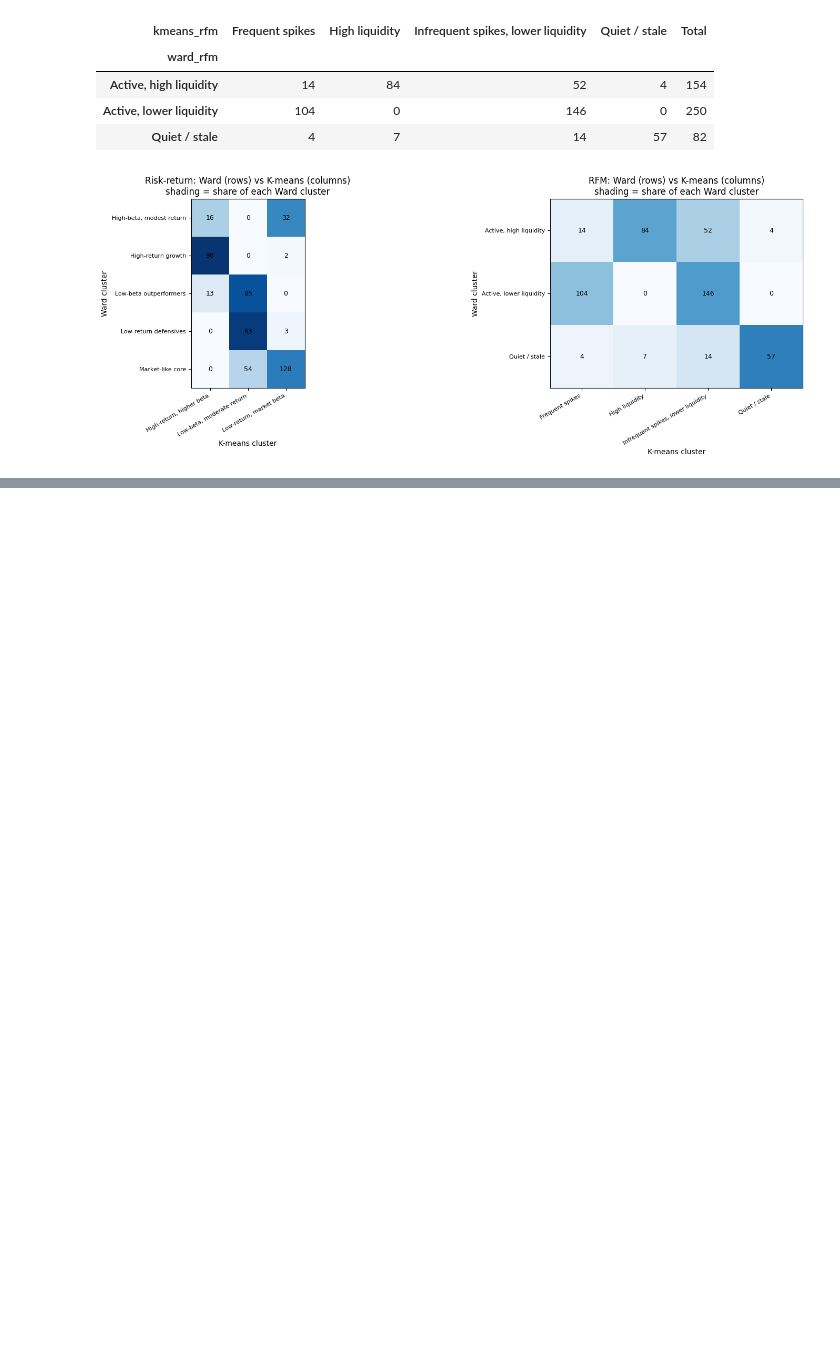
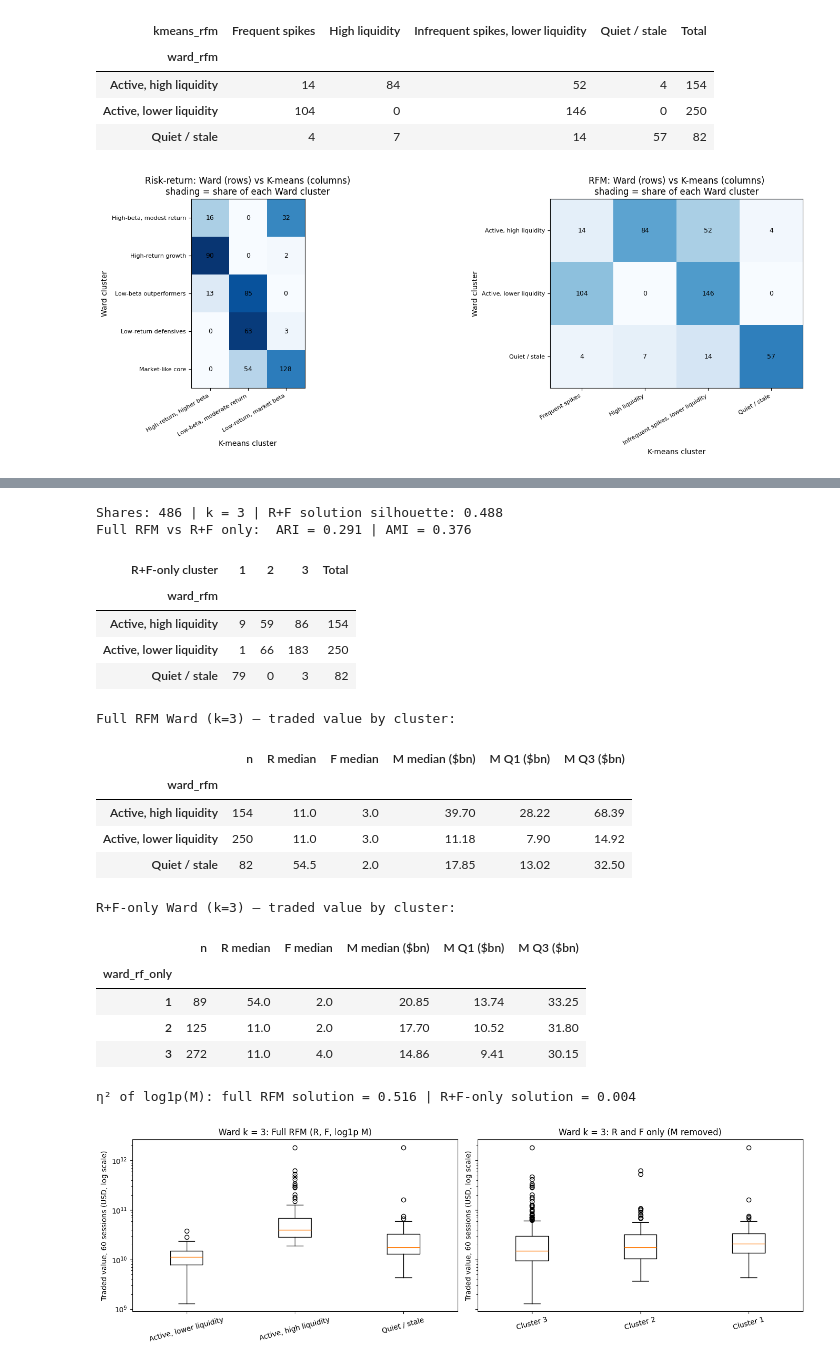
Before and after one commit to Dheena2411/CRM-CM-CW1, a Jupyter notebook: CRM&CM_CW1_T1_T2.ipynb, the cells around one changed output, grey strips where cells are left out. Saved outputs shown, nothing was run; the diff lists cells and outputs as text; code cells hidden in the pictures; blank space fills up the shorter version.

```diff
--- a/CRM&CM_CW1_T1_T2.ipynb
+++ b/CRM&CM_CW1_T1_T2.ipynb
@@ -1548,0 +1626,74 @@ Ward vs K-means at matched k:
+# %%
+# Same shares, same k, R and F only, standardised AFRESH
+X_rf = common[["Recency_days", "Frequency_60"]]
+scaler_rf = StandardScaler()
+Z_rf = pd.DataFrame(scaler_rf.fit_transform(X_rf), index=common.index, columns=X_rf.columns)
+
+L_rf = linkage(Z_rf.values, method="ward", metric="euclidean")
+ward_rf = pd.Series(fcluster(L_rf, K_WARD_RFM, "maxclust"), index=common.index, name="ward_rf_only")
+
+assert ward_rf.index.equals(ward_rfm.index) and ward_rf.nunique() == K_WARD_RFM
+print(f"Shares: {len(ward_rf)} | k = {K_WARD_RFM} | R+F solution silhouette: {silhouette_score(Z_rf, ward_rf):.3f}")
+print(f"Full RFM vs R+F only:  ARI = {adjusted_rand_score(ward_rfm, ward_rf):.3f} | "
+      f"AMI = {adjusted_mutual_info_score(ward_rfm, ward_rf):.3f}")
+
+# Where do shares move?
+ct = pd.crosstab(named["ward_rfm"], ward_rf.rename("R+F-only cluster"))
+display(ct.assign(Total=ct.sum(axis=1)))
+
+# Traded-value profiles: does M still differ across clusters once it is removed?
+def tv_profile(labels):
+    g = common.groupby(labels)
+    return pd.DataFrame({
+        "n":              g.size(),
+        "R median":       g["Recency_days"].median(),
+        "F median":       g["Frequency_60"].median(),
+        "M median ($bn)": g["Monetary_usd"].median() / 1e9,
+        "M Q1 ($bn)":     g["Monetary_usd"].quantile(0.25) / 1e9,
+        "M Q3 ($bn)":     g["Monetary_usd"].quantile(0.75) / 1e9,
+    }).round(2)
+
+print("Full RFM Ward (k=3) – traded value by cluster:");  display(tv_profile(named["ward_rfm"]))
+print("R+F-only Ward (k=3) – traded value by cluster:");  display(tv_profile(ward_rf))
+
+log_m = np.log1p(common["Monetary_usd"]).to_frame("log1p(M)")
+print(f"η² of log1p(M): full RFM solution = {eta_squared(log_m, ward_rfm).iloc[0]:.3f} | "
+      f"R+F-only solution = {eta_squared(log_m, ward_rf).iloc[0]:.3f}")
+
+# Figure: traded value by cluster, before and after removing M
+fig, axes = plt.subplots(1, 2, figsize=(14, 4.5), sharey=True)
+for ax, lab, title in [(axes[0], named["ward_rfm"], "Full RFM (R, F, log1p M)"),
+                       (axes[1], ward_rf.astype(str).radd("Cluster "), "R and F only (M removed)")]:
+    order = lab.value_counts().index
+    ax.boxplot([common.loc[lab == c, "Monetary_usd"] for c in order], tick_labels=order)
+    ax.set_yscale("log")
+    ax.set(title=f"Ward k = {K_WARD_RFM}: {title}", ylabel="Traded value, 60 sessions (USD, log scale)")
+    ax.tick_params(axis="x", rotation=15)
+plt.tight_layout()
+plt.savefig("fig_2_5_monetary_removal.png", dpi=150, bbox_inches="tight")
+plt.show()
+
+cluster_assignments["ward_rf_only"] = ward_rf
+cluster_assignments.to_csv("cluster_assignments.csv")
+# %% [output]
+Shares: 486 | k = 3 | R+F solution silhouette: 0.488
+Full RFM vs R+F only:  ARI = 0.291 | AMI = 0.376
+| R+F-only cluster | 1 | 2 | 3 | Total |
+| ward_rfm |  |  |  |  |
+| Active, high liquidity | 9 | 59 | 86 | 154 |
+| Active, lower liquidity | 1 | 66 | 183 | 250 |
+| Quiet / stale | 79 | 0 | 3 | 82 |
+Full RFM Ward (k=3) – traded value by cluster:
+|  | n | R median | F median | M median ($bn) | M Q1 ($bn) | M Q3 ($bn) |
+| ward_rfm |  |  |  |  |  |  |
+| Active, high liquidity | 154 | 11.0 | 3.0 | 39.70 | 28.22 | 68.39 |
+| Active, lower liquidity | 250 | 11.0 | 3.0 | 11.18 | 7.90 | 14.92 |
+| Quiet / stale | 82 | 54.5 | 2.0 | 17.85 | 13.02 | 32.50 |
+R+F-only Ward (k=3) – traded value by cluster:
+|  | n | R median | F median | M median ($bn) | M Q1 ($bn) | M Q3 ($bn) |
+| ward_rf_only |  |  |  |  |  |  |
+| 1 | 89 | 54.0 | 2.0 | 20.85 | 13.74 | 33.25 |
+| 2 | 125 | 11.0 | 2.0 | 17.70 | 10.52 | 31.80 |
+| 3 | 272 | 11.0 | 4.0 | 14.86 | 9.41 | 30.15 |
+η² of log1p(M): full RFM solution = 0.516 | R+F-only solution = 0.004
+[figure, added]
```
Also changed, not shown: parts of 3 cells of this notebook.
